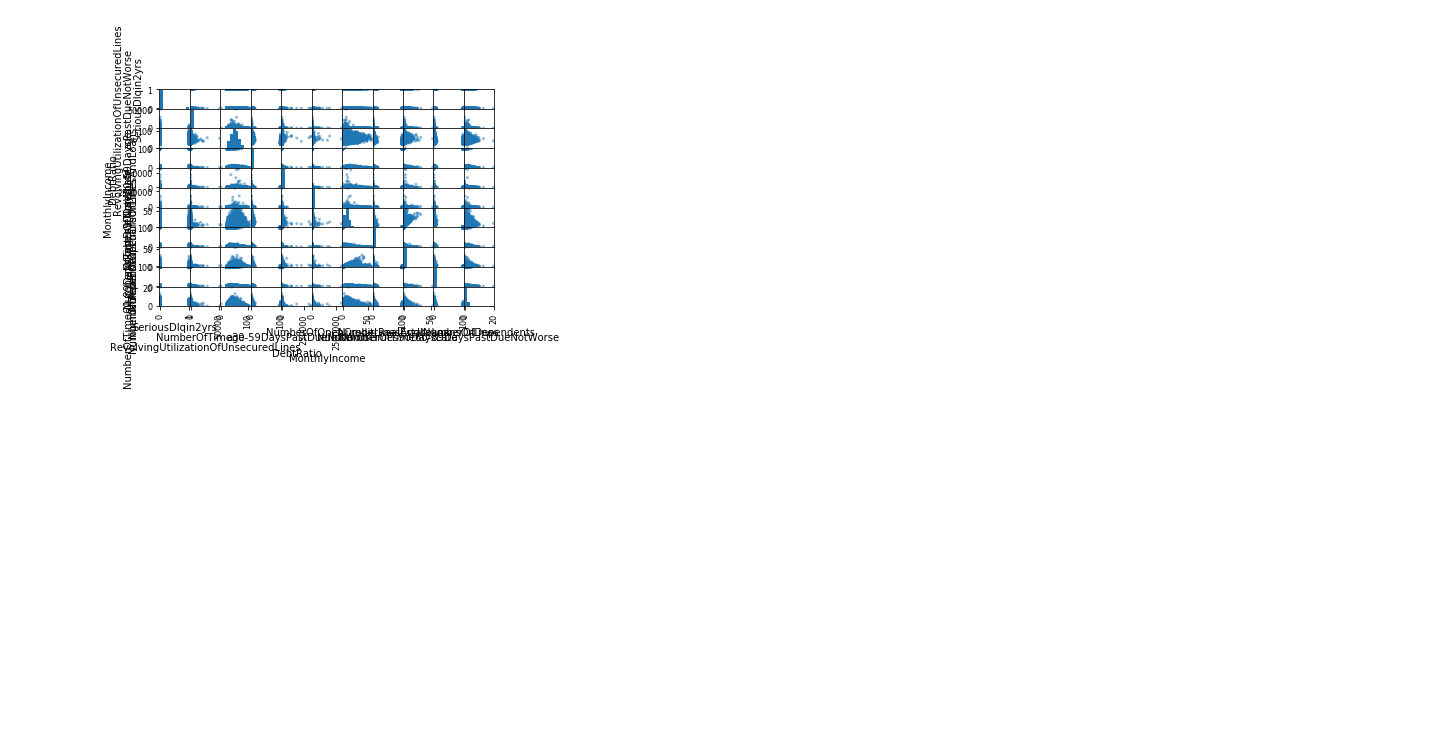
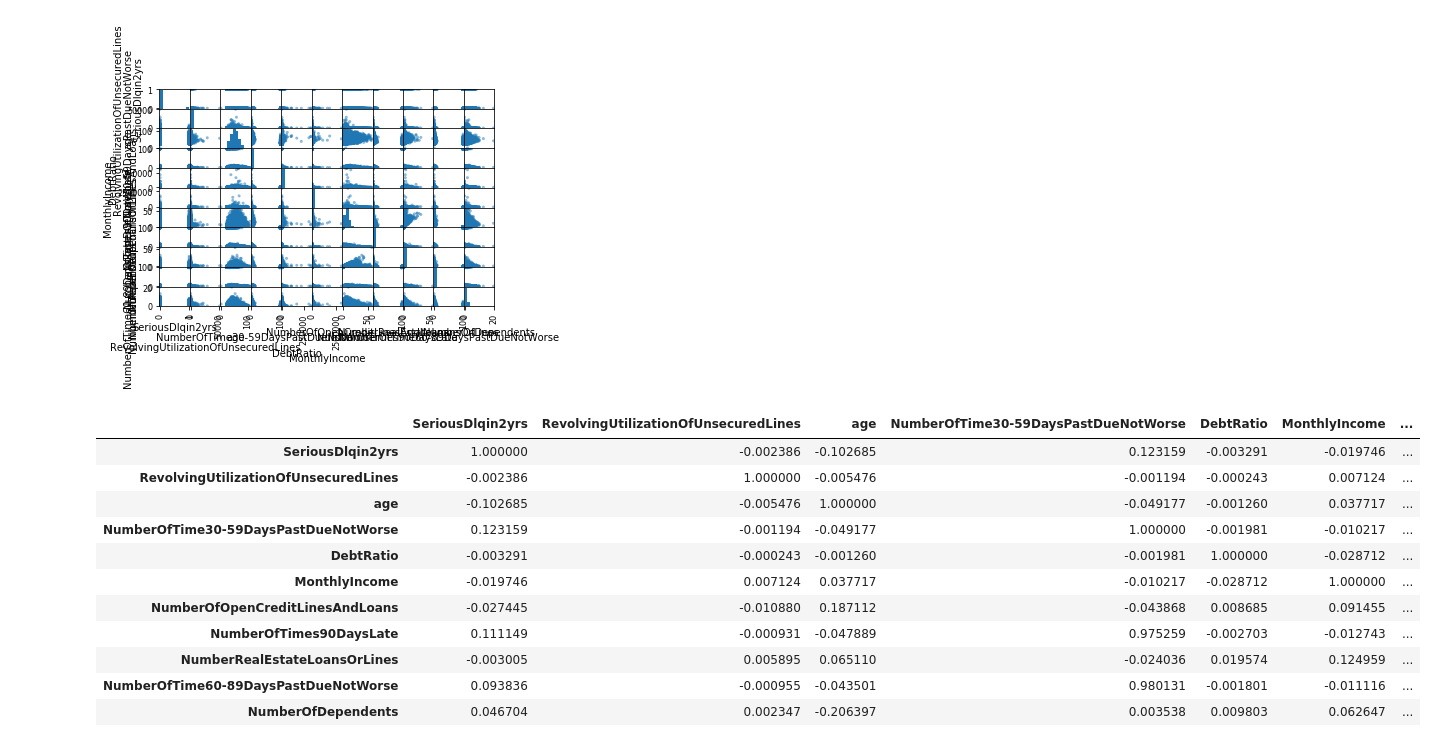
Before and after one commit to guitoo/ML-notebooks, a Jupyter notebook: GiveMeSomeCredit/Dataset Analysis.ipynb, the cells around one changed output. Cells and saved outputs as stored; diff of their text form; code cells hidden in the pictures; blank space fills up the shorter version.

```diff
--- a/GiveMeSomeCredit/Dataset Analysis.ipynb
+++ b/GiveMeSomeCredit/Dataset Analysis.ipynb
@@ -132,3 +132,20 @@ scatter_matrix(fulltrain)
 plt.show()
 # %% [output]
 [figure]
+# %%
+df = fulltrain.loc[~fulltrain['MonthlyIncome'].isna()]
+correlations = df.corr(method='pearson')
+display(correlations)
+# %% [output]
+|  | SeriousDlqin2yrs | RevolvingUtilizationOfUnsecuredLines | age | NumberOfTime30-59DaysPastDueNotWorse | DebtRatio | MonthlyIncome | ... |
+| SeriousDlqin2yrs | 1.000000 | -0.002386 | -0.102685 | 0.123159 | -0.003291 | -0.019746 | ... |
+| RevolvingUtilizationOfUnsecuredLines | -0.002386 | 1.000000 | -0.005476 | -0.001194 | -0.000243 | 0.007124 | ... |
+| age | -0.102685 | -0.005476 | 1.000000 | -0.049177 | -0.001260 | 0.037717 | ... |
+| NumberOfTime30-59DaysPastDueNotWorse | 0.123159 | -0.001194 | -0.049177 | 1.000000 | -0.001981 | -0.010217 | ... |
+| DebtRatio | -0.003291 | -0.000243 | -0.001260 | -0.001981 | 1.000000 | -0.028712 | ... |
+| MonthlyIncome | -0.019746 | 0.007124 | 0.037717 | -0.010217 | -0.028712 | 1.000000 | ... |
+| NumberOfOpenCreditLinesAndLoans | -0.027445 | -0.010880 | 0.187112 | -0.043868 | 0.008685 | 0.091455 | ... |
+| NumberOfTimes90DaysLate | 0.111149 | -0.000931 | -0.047889 | 0.975259 | -0.002703 | -0.012743 | ... |
+| NumberRealEstateLoansOrLines | -0.003005 | 0.005895 | 0.065110 | -0.024036 | 0.019574 | 0.124959 | ... |
+| NumberOfTime60-89DaysPastDueNotWorse | 0.093836 | -0.000955 | -0.043501 | 0.980131 | -0.001801 | -0.011116 | ... |
+| NumberOfDependents | 0.046704 | 0.002347 | -0.206397 | 0.003538 | 0.009803 | 0.062647 | ... |
```
Also changed, not shown: parts of 3 cells of this notebook.
